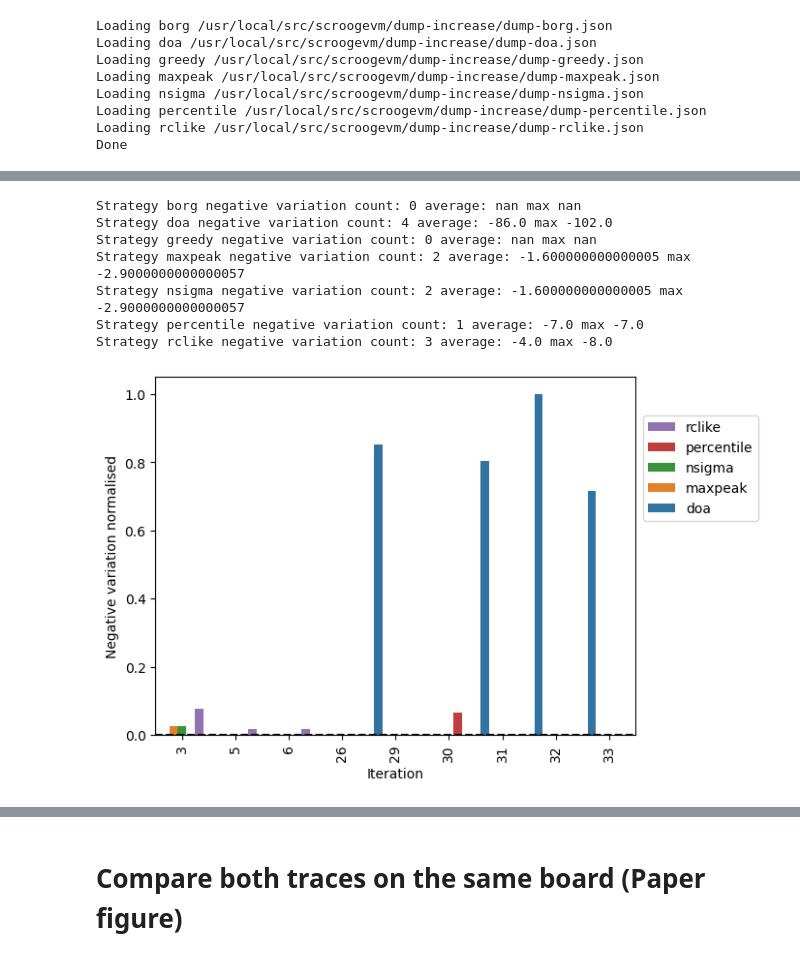
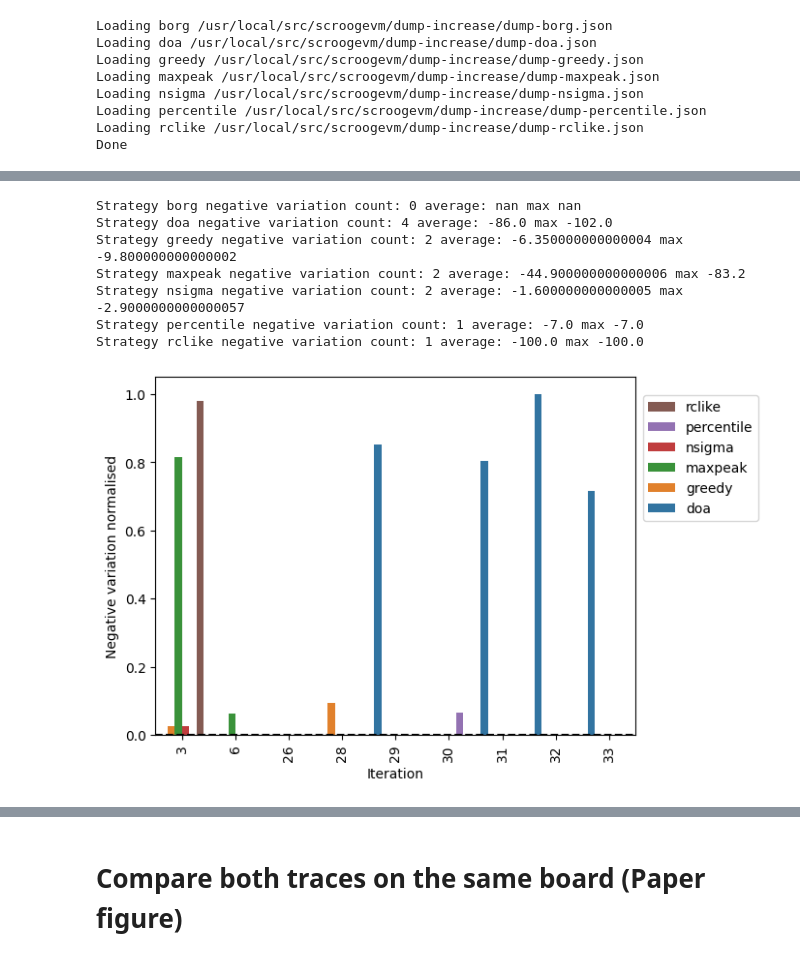
Before and after one commit to jacquetpi/scroogevm, a Jupyter notebook: scroogevm_analysis.ipynb, the cells around one changed output, grey strips where cells are left out. Drawn from its saved outputs; the diff is of its cells as text; code cells hidden in the pictures.

```diff
--- a/scroogevm_analysis.ipynb
+++ b/scroogevm_analysis.ipynb
@@ -155,0 +186,28 @@ Strategy rclike negative variation count: 17 total: -113.86685908507255 average:
+# %%
+# Avg violation sur avg correction
+decreasing_overall_res_dic= dict()
+decreasing_overall_res_dic['strategy'] = list()
+decreasing_overall_res_dic['violation'] = list()
+decreasing_overall_res_dic['decrease'] = list()
+decreasing_overall_res_dic['correctness'] = list()
+
+for strategy in strategies:
+    if strategy == 'doa': continue
+
+    x = decreasing_df.loc[decreasing_df['strategy'] ==  strategy]
+
+    xcorrectness = x.loc[x['current_available_misprediction'] >= 0]
+    xviolat      = x.loc[x['current_available_misprediction'] < 0]
+    xdecrease    = x.loc[x['delta_available'] < 0]
+
+    decreasing_overall_res_dic['strategy'].append(strategy)
+
+    decreasing_overall_res_dic['correctness'].append(xcorrectness['current_available_misprediction'].sum())
+    decreasing_overall_res_dic['violation'].append(np.abs(xviolat['current_available_misprediction'].sum()))
+    decreasing_overall_res_dic['decrease'].append(len(xdecrease))
+
+decreasing_overall_res_df = pd.DataFrame(decreasing_overall_res_dic)
+
+fig, axs = plt.subplots(1, 2, figsize=(10,3), layout='constrained')
+x = sns.scatterplot(decreasing_overall_res_df, x='decrease', y='correctness', hue='strategy', ax=axs[0])
+x = sns.scatterplot(decreasing_overall_res_df, x='decrease', y='violation', hue='strategy', ax=axs[1])
@@ -191,29 +260,29 @@ x = plt.ylabel('Resource available misprediction (ratio)')
 # %%
 pd.options.mode.chained_assignment = None
 filter_df = increasing_df.loc[increasing_df['delta_available'] < 0]
 min_val = filter_df['delta_available'].min()
 max_val = filter_df['delta_available'].max()
 filter_df['delta_available_norm'] = filter_df['delta_available'].apply(lambda x : (x - max_val) / (min_val - max_val))
 
 sns.barplot(data=filter_df, x="iteration", y="delta_available_norm", hue="strategy")
 plt.axhline(y=0, color='black', linestyle='--')
 plt.xlabel('Iteration')
 x = plt.legend(ncol=1, loc="lower right", frameon=True, reverse=True, bbox_to_anchor=(1.27, 0.58))
 x = plt.ylabel('Negative variation normalised')
 x = plt.xticks(rotation=90)
 
-strategies = decreasing_df['strategy'].unique()
+strategies = increasing_df['strategy'].unique()
 for strategy in strategies:
     filter_strategy_df = filter_df.loc[filter_df['strategy'] ==  strategy]
     st_mean = filter_strategy_df['delta_available'].mean()
     st_max = filter_strategy_df['delta_available'].min()
     print("Strategy", strategy, "negative variation count:", len(filter_strategy_df), "average:", st_mean, "max", st_max)
 # %% [output]
 Strategy borg negative variation count: 0 average: nan max nan
 Strategy doa negative variation count: 4 average: -86.0 max -102.0
-Strategy greedy negative variation count: 0 average: nan max nan
-Strategy maxpeak negative variation count: 2 average: -1.600000000000005 max -2.9000000000000057
+Strategy greedy negative variation count: 2 average: -6.350000000000004 max -9.800000000000002
+Strategy maxpeak negative variation count: 2 average: -44.900000000000006 max -83.2
 Strategy nsigma negative variation count: 2 average: -1.600000000000005 max -2.9000000000000057
 Strategy percentile negative variation count: 1 average: -7.0 max -7.0
-Strategy rclike negative variation count: 3 average: -4.0 max -8.0
+Strategy rclike negative variation count: 1 average: -100.0 max -100.0
-[figure, old version]
+[figure, new version]
```
Also changed, not shown: parts of 8 cells of this notebook, 7 other files.
